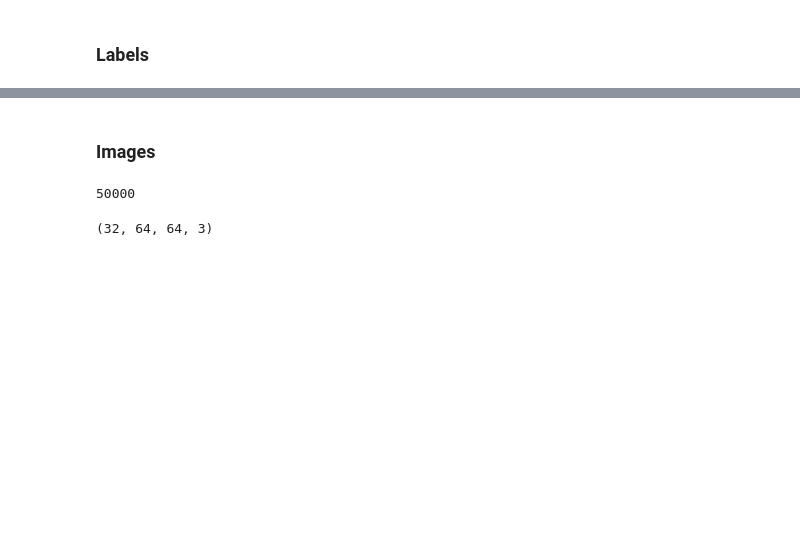
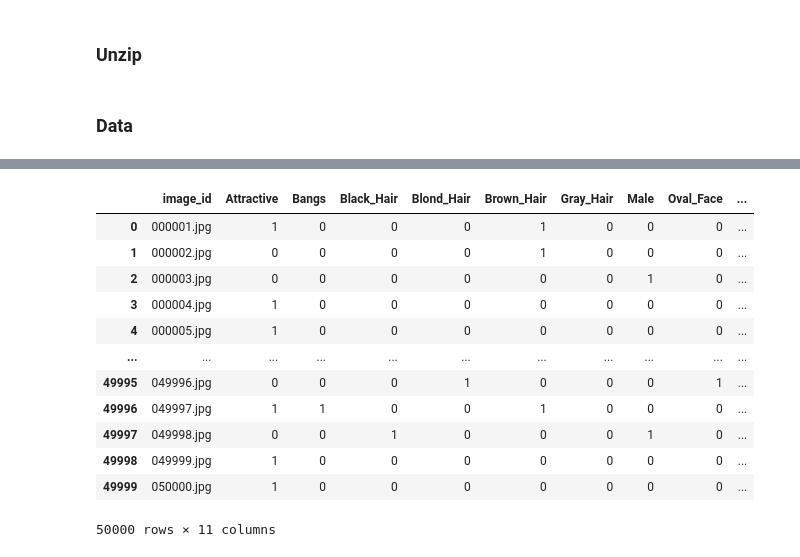
Before and after one commit to sharika95m/MSiA432_gp5_project, a Jupyter notebook: 02. Code/classification_from_scratch.ipynb, the cells around one changed output, grey strips where cells are left out. Saved outputs shown, nothing was run; the diff lists cells and outputs as text; code cells hidden in the pictures; blank space fills up the shorter version.

```diff
--- a/02. Code/classification_from_scratch.ipynb
+++ b/02. Code/classification_from_scratch.ipynb
@@ -1,2 +1,2 @@
 # %% [markdown]
-### Labels
+### Unzip
@@ -3,3 +20,5 @@
+# %% [markdown]
+### Data
 # %%
 import tensorflow as tf
 import pandas as pd
@@ -9,5 +28,6 @@ attr = pd.read_csv('../list_attr_celeba.csv')
 features = ['image_id', 'Attractive', 'Bangs', 'Black_Hair', 'Blond_Hair', 'Brown_Hair', 'Gray_Hair', 'Male', 'Oval_Face', 'Receding_Hairline', 'Smiling']
 
 attr_selected = attr.loc[:, features].iloc[:50000,:]
-attr_selected.shape
+attr_selected = attr_selected.replace(-1,0)
+attr_selected
 # %% [output]
@@ -15,24 +38,13 @@ attr_selected.shape
+|  | image_id | Attractive | Bangs | Black_Hair | Blond_Hair | Brown_Hair | Gray_Hair | Male | Oval_Face | ... |
+| 0 | 000001.jpg | 1 | 0 | 0 | 0 | 1 | 0 | 0 | 0 | ... |
+| 1 | 000002.jpg | 0 | 0 | 0 | 0 | 1 | 0 | 0 | 0 | ... |
+| 2 | 000003.jpg | 0 | 0 | 0 | 0 | 0 | 0 | 1 | 0 | ... |
+| 3 | 000004.jpg | 1 | 0 | 0 | 0 | 0 | 0 | 0 | 0 | ... |
+| 4 | 000005.jpg | 1 | 0 | 0 | 0 | 0 | 0 | 0 | 0 | ... |
+| ... | ... | ... | ... | ... | ... | ... | ... | ... | ... | ... |
+| 49995 | 049996.jpg | 0 | 0 | 0 | 1 | 0 | 0 | 0 | 1 | ... |
+| 49996 | 049997.jpg | 1 | 1 | 0 | 0 | 1 | 0 | 0 | 0 | ... |
+| 49997 | 049998.jpg | 0 | 0 | 1 | 0 | 0 | 0 | 1 | 0 | ... |
+| 49998 | 049999.jpg | 1 | 0 | 0 | 0 | 0 | 0 | 0 | 0 | ... |
+| 49999 | 050000.jpg | 1 | 0 | 0 | 0 | 0 | 0 | 0 | 0 | ... |
+50000 rows × 11 columns
-# %% [markdown]
-### Images
-# %%
-import zipfile
-from PIL import Image
-from io import BytesIO
-
-# Lazy loading
-def image_generator(zip_file_path):
-    i = 1
-    with zipfile.ZipFile(zip_file_path, 'r') as archive:
-        for entry in archive.infolist():
-            if entry.filename.endswith(('.jpg', '.jpeg', '.png')):
-                if i <=50000:
-                    with archive.open(entry, 'r') as file:
-                        img_data = BytesIO(file.read())
-                        img = Image.open(img_data)
-                        i += 1
-                        yield entry.filename, img
-
-zip_file_path = '../archive.zip'
-generator = image_generator(zip_file_path)
-# %% [output]
-50000
@@ -80,19 +50,0 @@ train_generator = image_generator(zip_file_path)
-# %%
-# Create an iterator from the generator
-train_iterator = iter(train_generator)
-
-# Get the first batch of images and labels
-first_batch = next(train_iterator)
-# print(first_batch)
-batch_images_labels = first_batch
-print(batch_images_labels[0][0].shape) # batch, size, channel
-
-# print(batch_images[0])
-# Display the first image and its corresponding labels
-import matplotlib.pyplot as plt
-
-# plt.imshow(batch_images[0])
-# plt.show()
-# print("Labels:", batch_labels[0])
-# %% [output]
-(32, 64, 64, 3)
```
Also changed, not shown: parts of 15 cells of this notebook.
